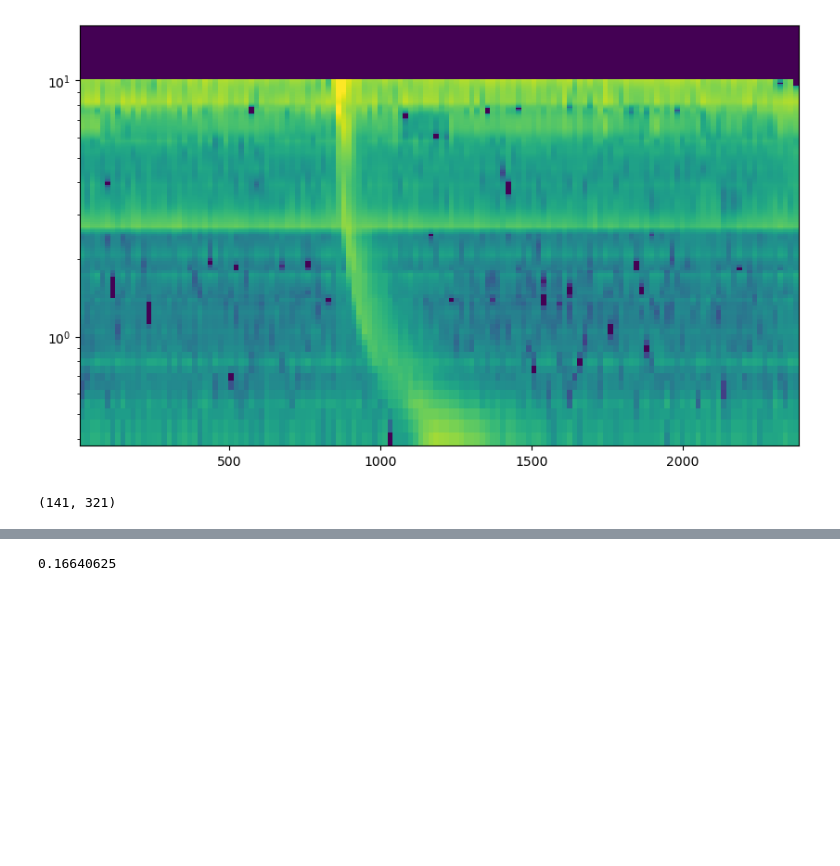
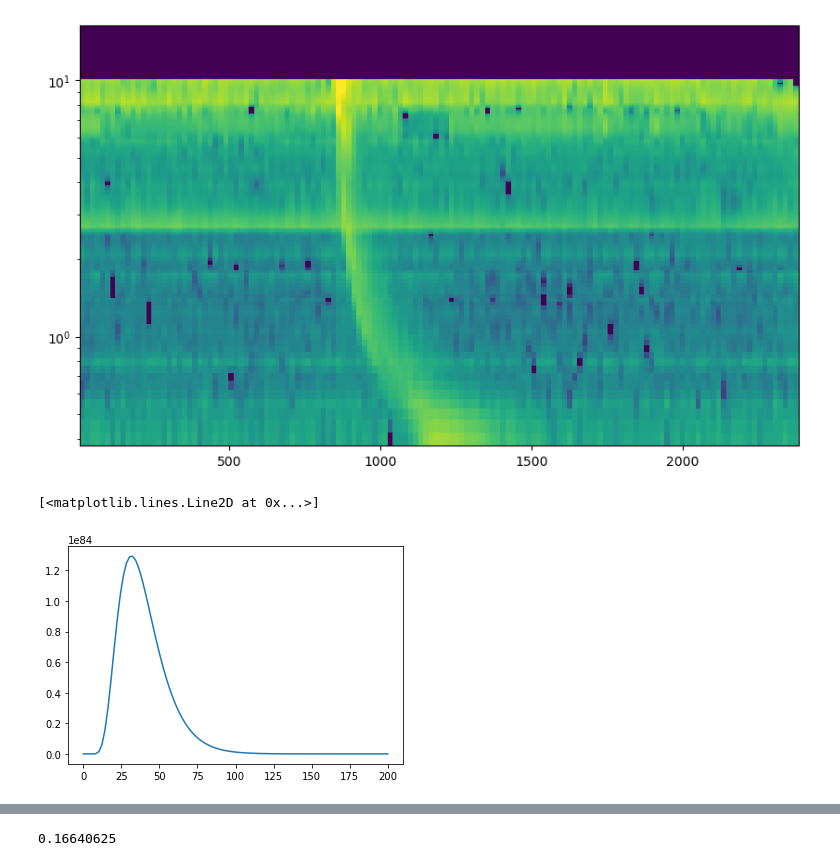
Before and after one commit to peijin94/SEMP, a Jupyter notebook: data/202006/SEMP4sc.ipynb, the cells around one changed output, grey strips where cells are left out. Cells and saved outputs as stored; diff of their text form; code cells hidden in the pictures; blank space fills up the shorter version.

```diff
--- a/data/202006/SEMP4sc.ipynb
+++ b/data/202006/SEMP4sc.ipynb
@@ -97,4 +93,0 @@ idx_select =  np.arange(2,80,2)
-# %%
-ds_small.shape
-# %% [output]
-(141, 321)
@@ -125,0 +94,6 @@ for idx in idx_select:
+# %%
+t =  np.linspace(0.1,200,100)
+plt.plot(t,np.exp(-0.1*t-100/t+200))
+# %% [output]
+[<matplotlib.lines.Line2D at 0x...>]
+[figure, added]
```
Also changed, not shown: parts of 15 cells of this notebook.
